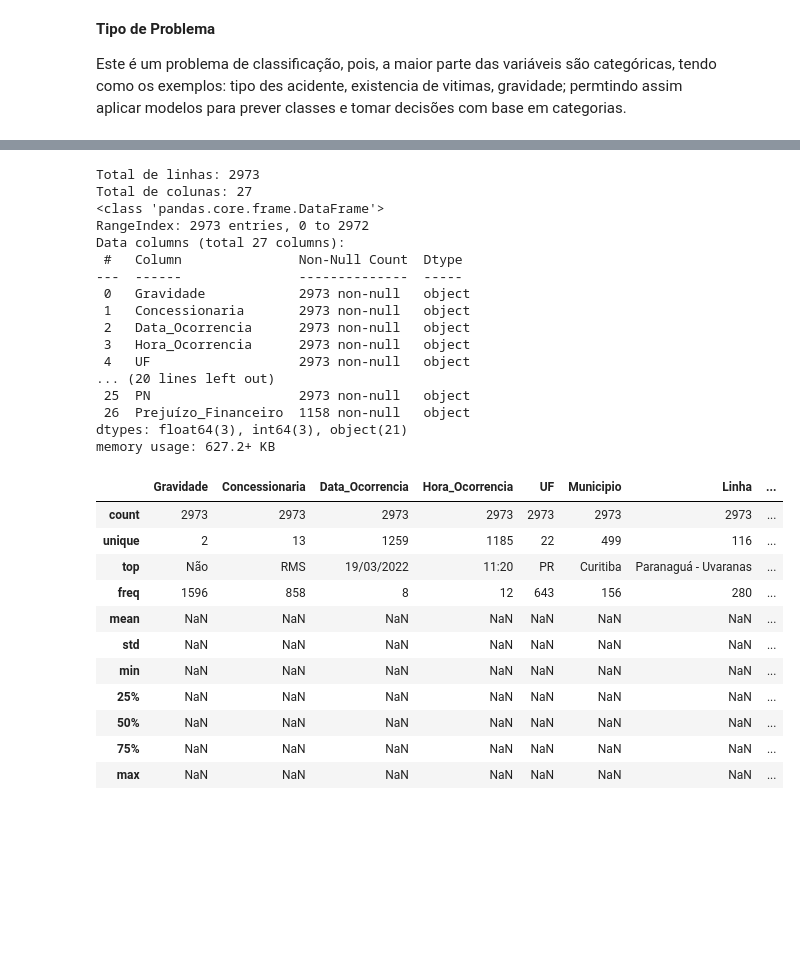
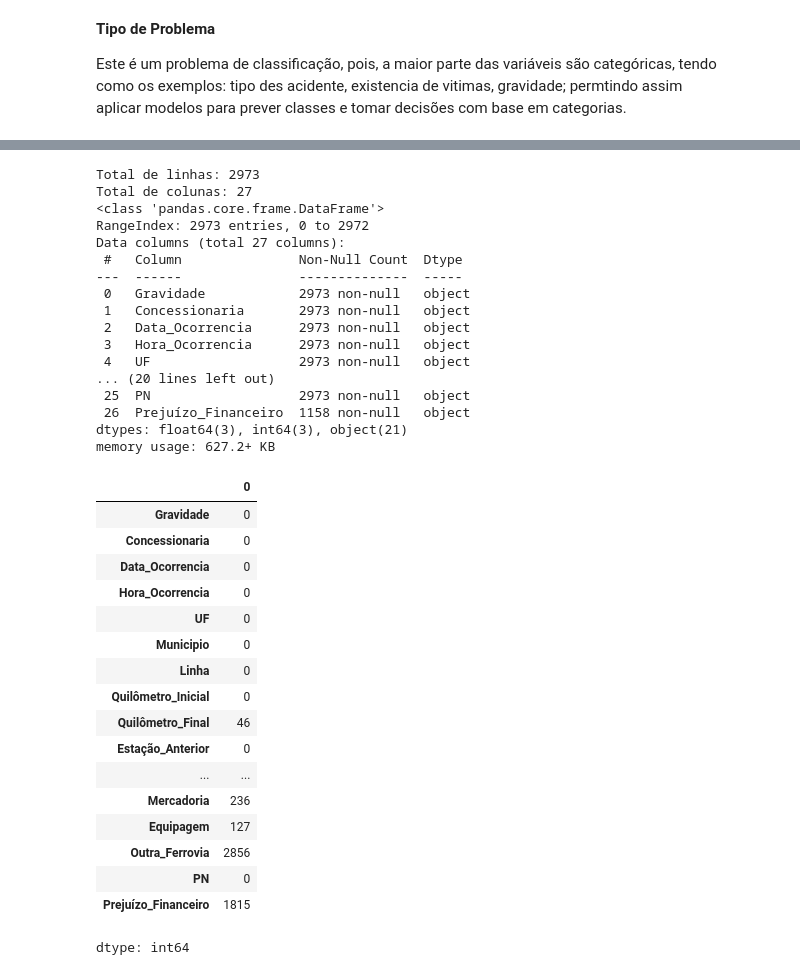
Before and after one commit to fabarroso/MVP1, a Jupyter notebook: MVP1.ipynb, the cells around one changed output, grey strips where cells are left out. Cells and saved outputs as stored; diff of their text form; code cells hidden in the pictures; blank space fills up the shorter version.

```diff
--- a/MVP1.ipynb
+++ b/MVP1.ipynb
@@ -67,47 +67,52 @@ df.head()
 | 3 | Sim | FTL | 12/04/2020 | 20:30 | MA | Sao Luis | Ramal de Itaqui | ... |
 | 4 | Sim | FTL | 12/05/2020 | 16:35 | CE | Crateus | Tronco Norte Fortaleza | ... |
 # %%
-## Primeira Inspeção
+## ANÁLISE EXPLORATORIA ##
+
+
 
 # Dimensão do dataset
 print(f"Total de linhas: {df.shape[0]}")
 print(f"Total de colunas: {df.shape[1]}")
 
 # Informações dos tipos de dados
 df.info()
 
 # Verificar valores nulos
 df.isnull().sum()
-
-# Estatísticas descritivas iniciais
-df.describe(include='all')
 # %% [output]
 Total de linhas: 2973
 Total de colunas: 27
 <class 'pandas.core.frame.DataFrame'>
 RangeIndex: 2973 entries, 0 to 2972
 Data columns (total 27 columns):
  #   Column               Non-Null Count  Dtype
 ---  ------               --------------  -----
  0   Gravidade            2973 non-null   object
  1   Concessionaria       2973 non-null   object
  2   Data_Ocorrencia      2973 non-null   object
  3   Hora_Ocorrencia      2973 non-null   object
  4   UF                   2973 non-null   object
 ... (20 lines left out)
  25  PN                   2973 non-null   object
  26  Prejuízo_Financeiro  1158 non-null   object
 dtypes: float64(3), int64(3), object(21)
 memory usage: 627.2+ KB
-|  | Gravidade | Concessionaria | Data_Ocorrencia | Hora_Ocorrencia | UF | Municipio | Linha | ... |
-| count | 2973 | 2973 | 2973 | 2973 | 2973 | 2973 | 2973 | ... |
-| unique | 2 | 13 | 1259 | 1185 | 22 | 499 | 116 | ... |
-| top | Não | RMS | 19/03/2022 | 11:20 | PR | Curitiba | Paranaguá - Uvaranas | ... |
-| freq | 1596 | 858 | 8 | 12 | 643 | 156 | 280 | ... |
-| mean | NaN | NaN | NaN | NaN | NaN | NaN | NaN | ... |
-| std | NaN | NaN | NaN | NaN | NaN | NaN | NaN | ... |
-| min | NaN | NaN | NaN | NaN | NaN | NaN | NaN | ... |
-| 25% | NaN | NaN | NaN | NaN | NaN | NaN | NaN | ... |
-| 50% | NaN | NaN | NaN | NaN | NaN | NaN | NaN | ... |
-| 75% | NaN | NaN | NaN | NaN | NaN | NaN | NaN | ... |
-| max | NaN | NaN | NaN | NaN | NaN | NaN | NaN | ... |
+|  | 0 |
+| Gravidade | 0 |
+| Concessionaria | 0 |
+| Data_Ocorrencia | 0 |
+| Hora_Ocorrencia | 0 |
+| UF | 0 |
+| Municipio | 0 |
+| Linha | 0 |
+| Quilômetro_Inicial | 0 |
+| Quilômetro_Final | 46 |
+| Estação_Anterior | 0 |
+| ... | ... |
+| Mercadoria | 236 |
+| Equipagem | 127 |
+| Outra_Ferrovia | 2856 |
+| PN | 0 |
+| Prejuízo_Financeiro | 1815 |
+dtype: int64
```
Also changed, not shown: parts of 3 cells of this notebook.
